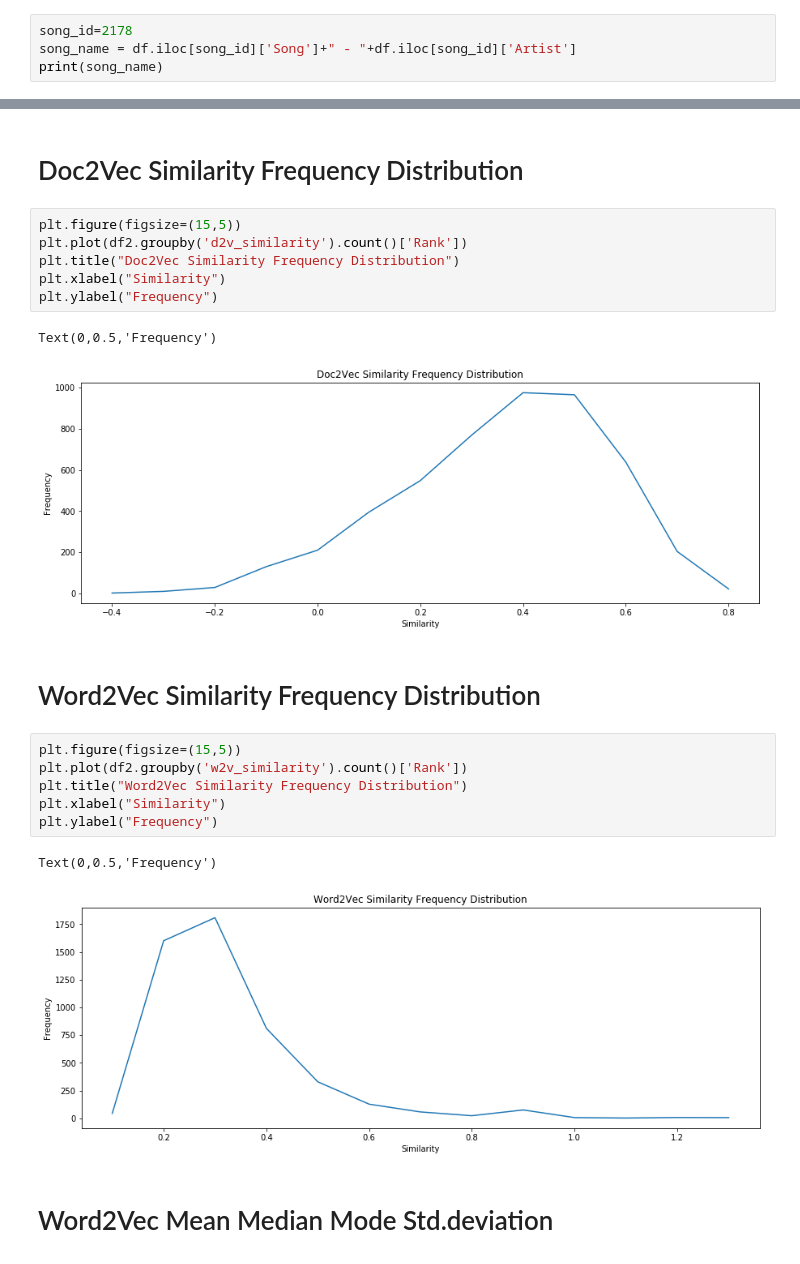
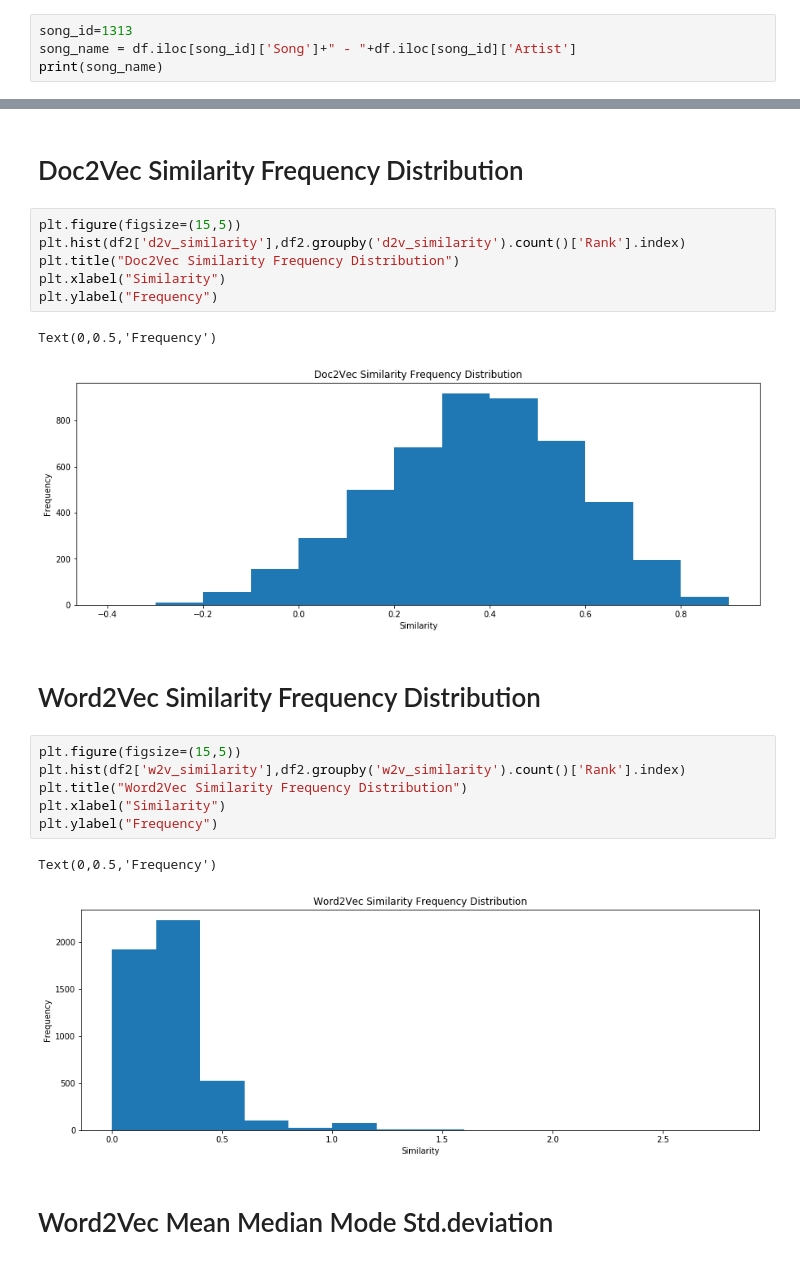
Before and after one commit to davidcopley/word2vec-VS-doc2vec, a Jupyter notebook: doc2vec vs word2vec.ipynb, the cells around one changed output, grey strips where cells are left out. Drawn from its saved outputs; the diff is of its cells as text.

Commit message:
use histograms for frequencies

```diff
--- a/doc2vec vs word2vec.ipynb
+++ b/doc2vec vs word2vec.ipynb
@@ -19,7 +19,7 @@ df = df[df['Lyrics']!="instrumental"]
 df.drop('Rank',axis=1)
 df = df.reset_index(drop=True)
 # %%
-song_id=2178
+song_id=1313
 song_name = df.iloc[song_id]['Song']+" - "+df.iloc[song_id]['Artist']
 print(song_name)
 # %% [output]
@@ -211,24 +211,24 @@ See the caveats in the documentation: http://pandas.pydata.org/pandas-docs/stabl
 # Doc2Vec Similarity Frequency Distribution
 # %%
 plt.figure(figsize=(15,5))
-plt.plot(df2.groupby('d2v_similarity').count()['Rank'])
+plt.hist(df2['d2v_similarity'],df2.groupby('d2v_similarity').count()['Rank'].index)
 plt.title("Doc2Vec Similarity Frequency Distribution")
 plt.xlabel("Similarity")
 plt.ylabel("Frequency")
 # %% [output]
 Text(0,0.5,'Frequency')
-[figure, old version]
+[figure, new version]
 # %% [markdown]
 # Word2Vec Similarity Frequency Distribution
 # %%
 plt.figure(figsize=(15,5))
-plt.plot(df2.groupby('w2v_similarity').count()['Rank'])
+plt.hist(df2['w2v_similarity'],df2.groupby('w2v_similarity').count()['Rank'].index)
 plt.title("Word2Vec Similarity Frequency Distribution")
 plt.xlabel("Similarity")
 plt.ylabel("Frequency")
 # %% [output]
 Text(0,0.5,'Frequency')
-[figure, old version]
+[figure, new version]
 # %% [markdown]
 # Word2Vec Mean Median Mode Std.deviation
 # %%
```
Also changed, not shown: parts of 13 cells of this notebook.
